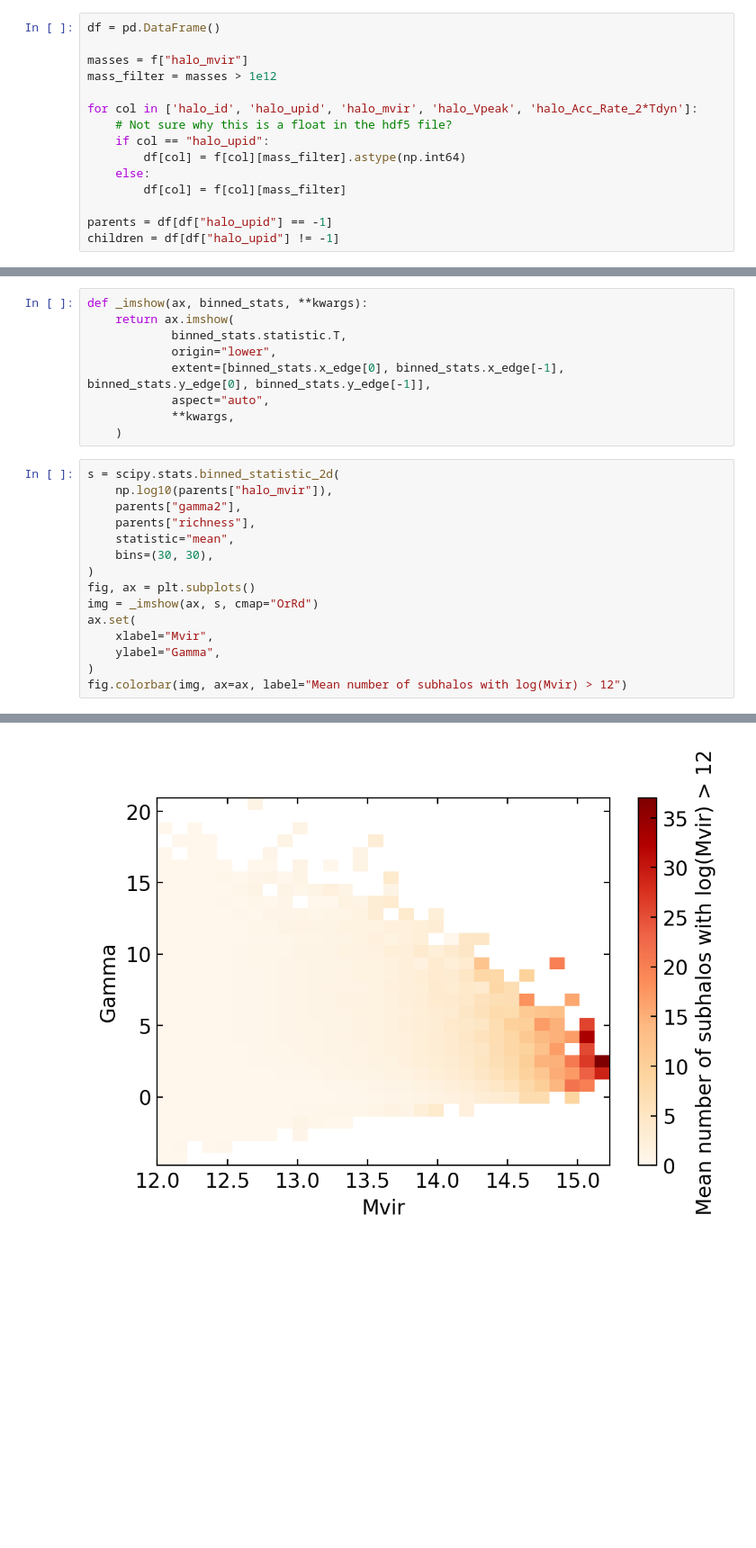
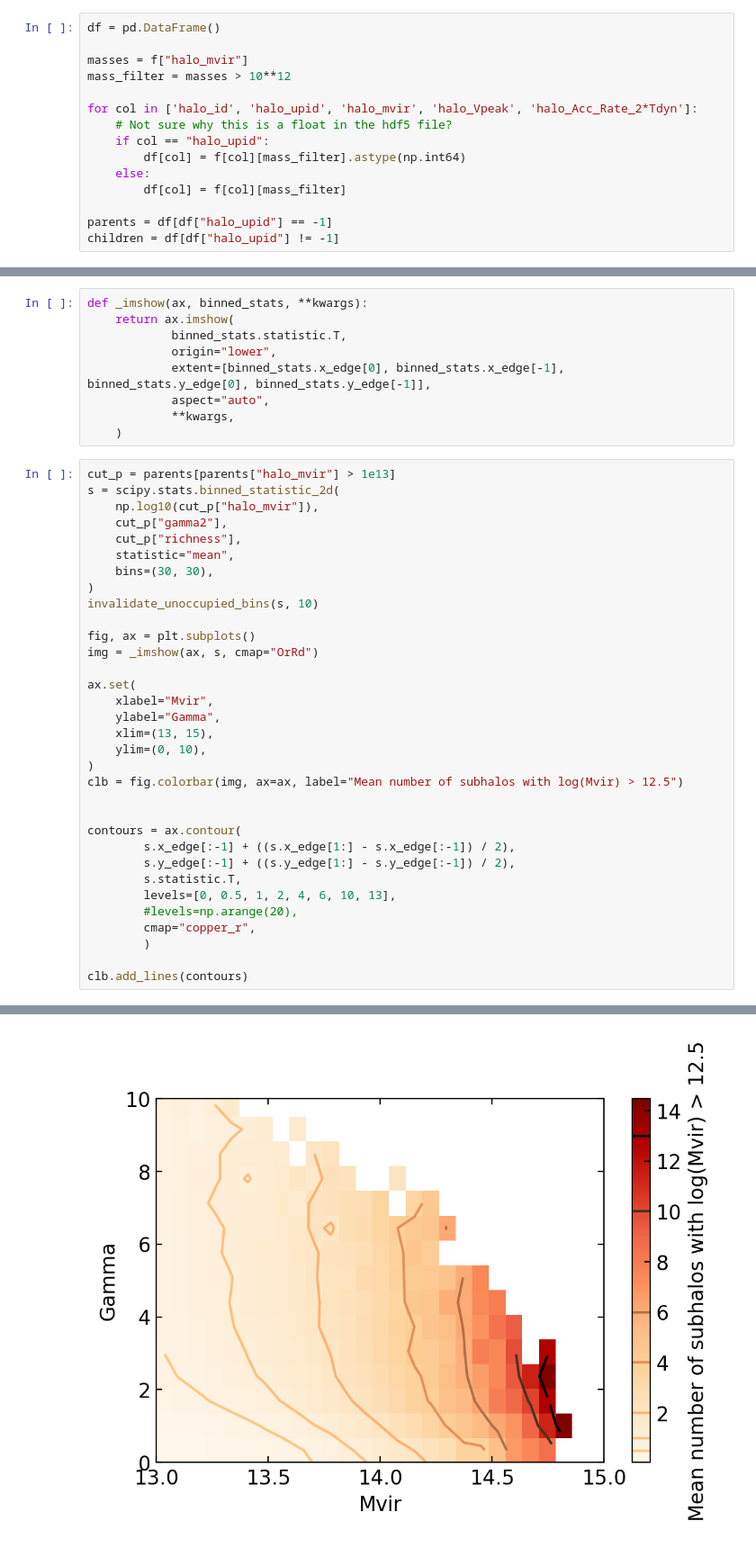
Before and after one commit to dr-guangtou/asap, a Jupyter notebook: cb/Test with MDPL.ipynb, the cells around one changed output, grey strips where cells are left out. Shown at 90% size. Cells and saved outputs as stored; diff of their text form; blank space fills up the shorter version.

```diff
--- a/cb/Test with MDPL.ipynb
+++ b/cb/Test with MDPL.ipynb
@@ -46,7 +45,7 @@ print(f.dtype)
 df = pd.DataFrame()
 
 masses = f["halo_mvir"]
-mass_filter = masses > 1e12
+mass_filter = masses > 10**12
 
 for col in ['halo_id', 'halo_upid', 'halo_mvir', 'halo_Vpeak', 'halo_Acc_Rate_2*Tdyn']:
     # Not sure why this is a float in the hdf5 file?
@@ -123,18 +122,36 @@ def _imshow(ax, binned_stats, **kwargs):
             **kwargs,
     )
 # %%
+cut_p = parents[parents["halo_mvir"] > 1e13]
 s = scipy.stats.binned_statistic_2d(
-    np.log10(parents["halo_mvir"]),
-    parents["gamma2"],
-    parents["richness"],
+    np.log10(cut_p["halo_mvir"]),
+    cut_p["gamma2"],
+    cut_p["richness"],
     statistic="mean",
     bins=(30, 30),
 )
+invalidate_unoccupied_bins(s, 10)
+
 fig, ax = plt.subplots()
 img = _imshow(ax, s, cmap="OrRd")
+
 ax.set(
     xlabel="Mvir",
     ylabel="Gamma",
+    xlim=(13, 15),
+    ylim=(0, 10),
 )
-fig.colorbar(img, ax=ax, label="Mean number of subhalos with log(Mvir) > 12")
+clb = fig.colorbar(img, ax=ax, label="Mean number of subhalos with log(Mvir) > 12.5")
+
+
+contours = ax.contour(
+        s.x_edge[:-1] + ((s.x_edge[1:] - s.x_edge[:-1]) / 2),
+        s.y_edge[:-1] + ((s.y_edge[1:] - s.y_edge[:-1]) / 2),
+        s.statistic.T,
+        levels=[0, 0.5, 1, 2, 4, 6, 10, 13],
+        #levels=np.arange(20),
+        cmap="copper_r",
+        )
+
+clb.add_lines(contours)
 # %% [output]
@@ -142 +159 @@ fig.colorbar(img, ax=ax, label="Mean number of subhalos with log(Mvir) > 12")
-[figure, old version]
+[figure, new version]
```
Also changed, not shown: parts of 4 cells of this notebook, 6 other files.
